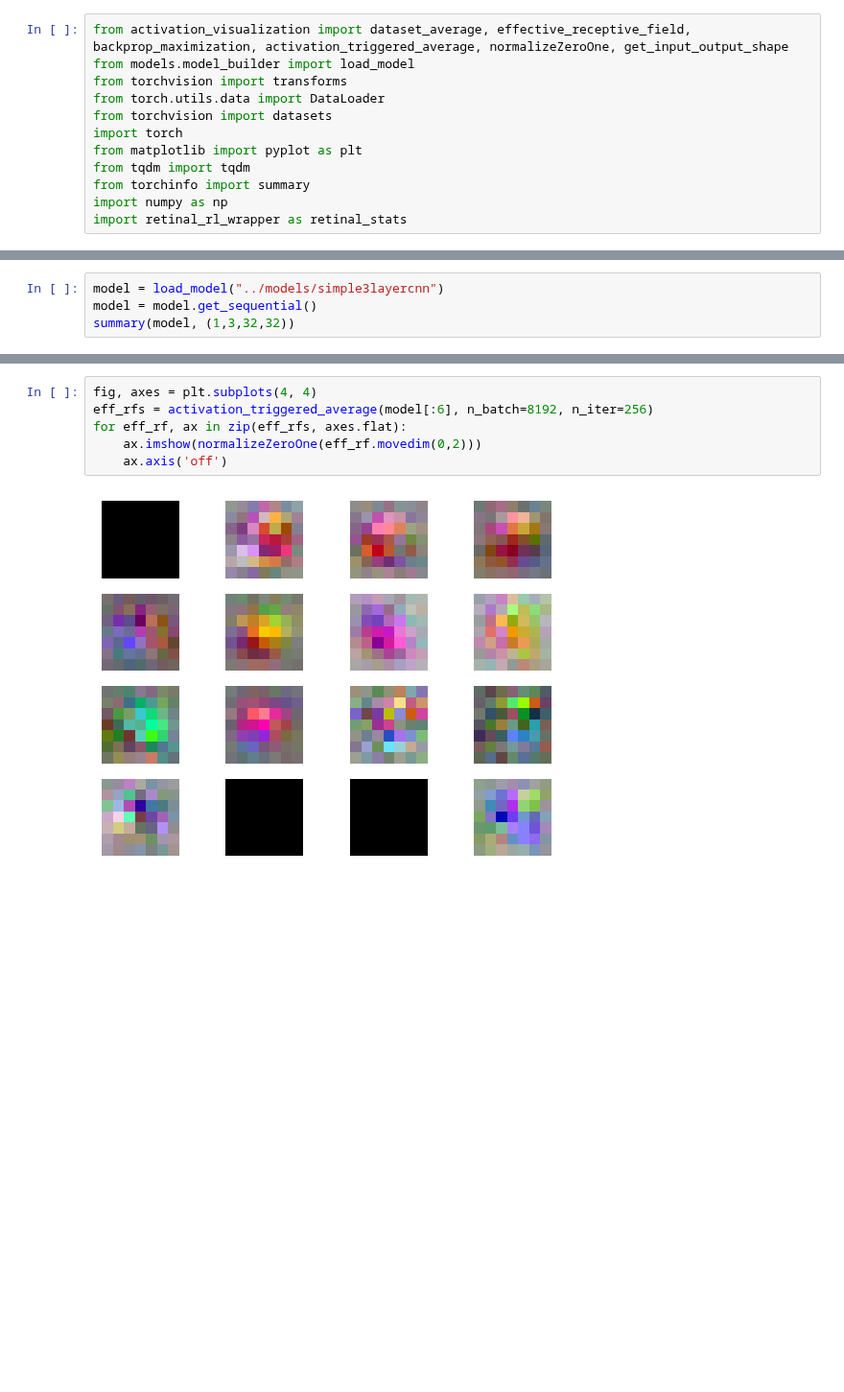
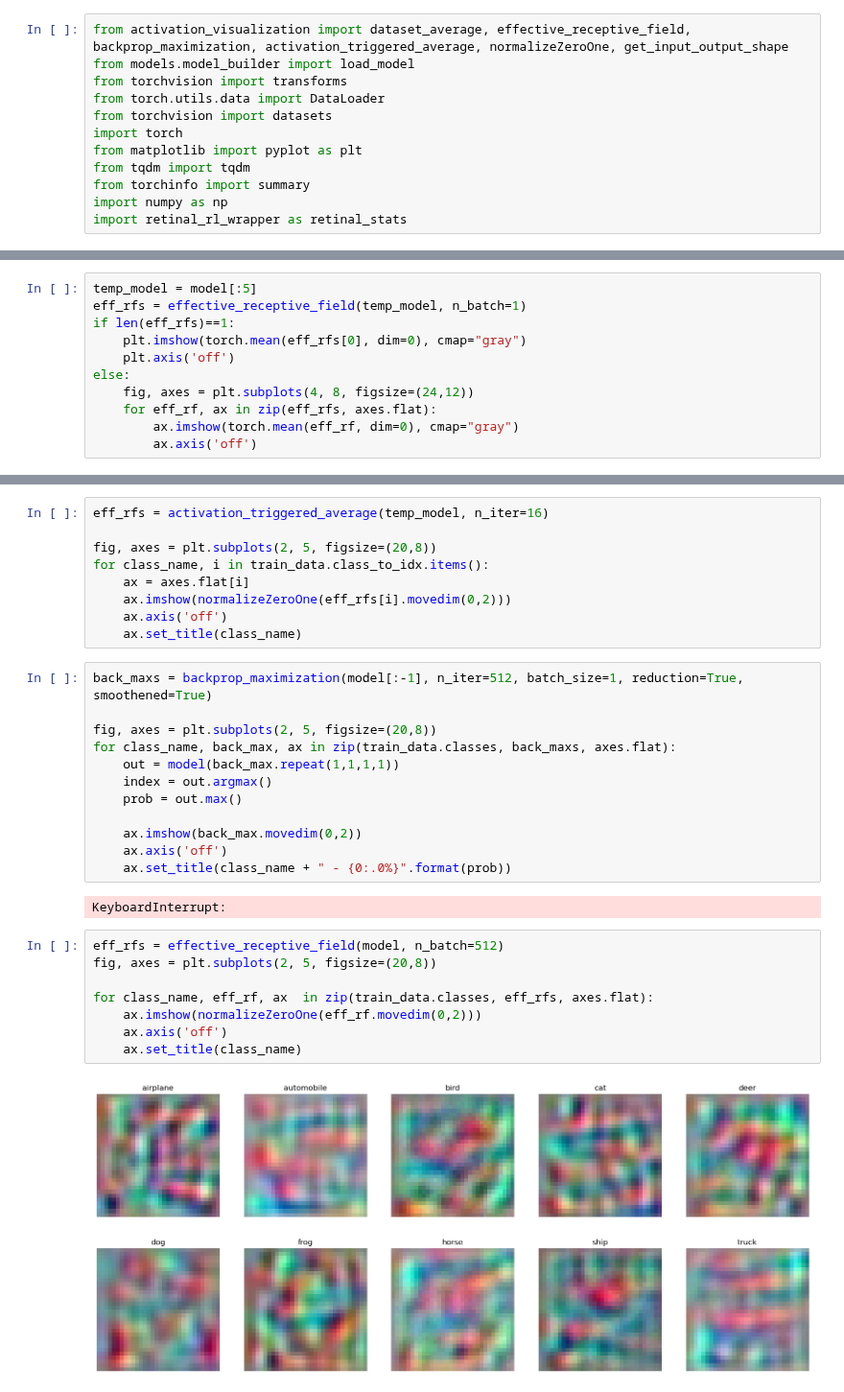
Before and after one commit to fabioseel/receptive-fields, a Jupyter notebook: src/evaluation.ipynb, the cells around one changed output, grey strips where cells are left out. Shown at 96% size. Drawn from its saved outputs; the diff is of its cells as text; blank space fills up the shorter version.

```diff
--- a/src/evaluation.ipynb
+++ b/src/evaluation.ipynb
@@ -18,4 +60,0 @@ Files already downloaded and verified
-# %%
-model = load_model("../models/simple3layercnn")
-model = model.get_sequential()
-summary(model, (1,3,32,32))
@@ -39,0 +78,11 @@ Estimated Total Size (MB): 0.77
+# %%
+temp_model = model[:5]
+eff_rfs = effective_receptive_field(temp_model, n_batch=1)
+if len(eff_rfs)==1:
+    plt.imshow(torch.mean(eff_rfs[0], dim=0), cmap="gray")
+    plt.axis('off')
+else:
+    fig, axes = plt.subplots(4, 8, figsize=(24,12))
+    for eff_rf, ax in zip(eff_rfs, axes.flat):
+        ax.imshow(torch.mean(eff_rf, dim=0), cmap="gray")
+        ax.axis('off')
@@ -40,8 +91,33 @@ Estimated Total Size (MB): 0.77
+# %%
+eff_rfs = activation_triggered_average(temp_model, n_iter=16)
+
+fig, axes = plt.subplots(2, 5, figsize=(20,8))
+for class_name, i in train_data.class_to_idx.items():
+    ax = axes.flat[i]
+    ax.imshow(normalizeZeroOne(eff_rfs[i].movedim(0,2)))
+    ax.axis('off')
+    ax.set_title(class_name)
+# %%
+back_maxs = backprop_maximization(model[:-1], n_iter=512, batch_size=1, reduction=True, smoothened=True)
+
+fig, axes = plt.subplots(2, 5, figsize=(20,8))
+for class_name, back_max, ax in zip(train_data.classes, back_maxs, axes.flat):
+    out = model(back_max.repeat(1,1,1,1))
+    index = out.argmax()
+    prob = out.max()
+
+    ax.imshow(back_max.movedim(0,2))
+    ax.axis('off')
+    ax.set_title(class_name + " - {0:.0%}".format(prob))
+# %% [output]
+KeyboardInterrupt:
 # %%
-fig, axes = plt.subplots(4, 4)
-eff_rfs = activation_triggered_average(model[:6], n_batch=8192, n_iter=256)
-for eff_rf, ax in zip(eff_rfs, axes.flat):
+eff_rfs = effective_receptive_field(model, n_batch=512)
+fig, axes = plt.subplots(2, 5, figsize=(20,8))
+
+for class_name, eff_rf, ax  in zip(train_data.classes, eff_rfs, axes.flat):
     ax.imshow(normalizeZeroOne(eff_rf.movedim(0,2)))
     ax.axis('off')
+    ax.set_title(class_name)
 # %% [output]
-[figure, old version]
+[figure, new version]
```
Also changed, not shown: parts of 13 cells of this notebook.
